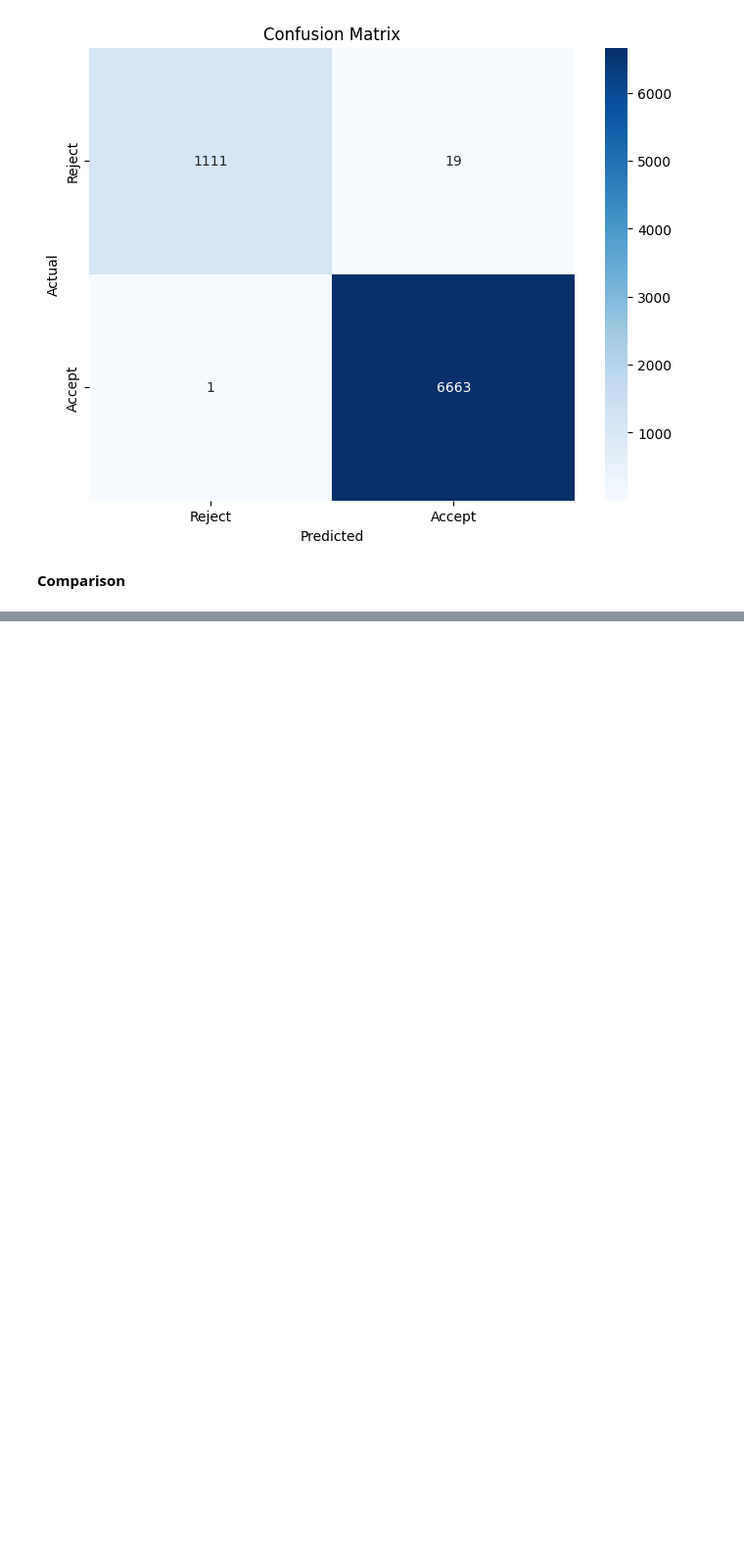
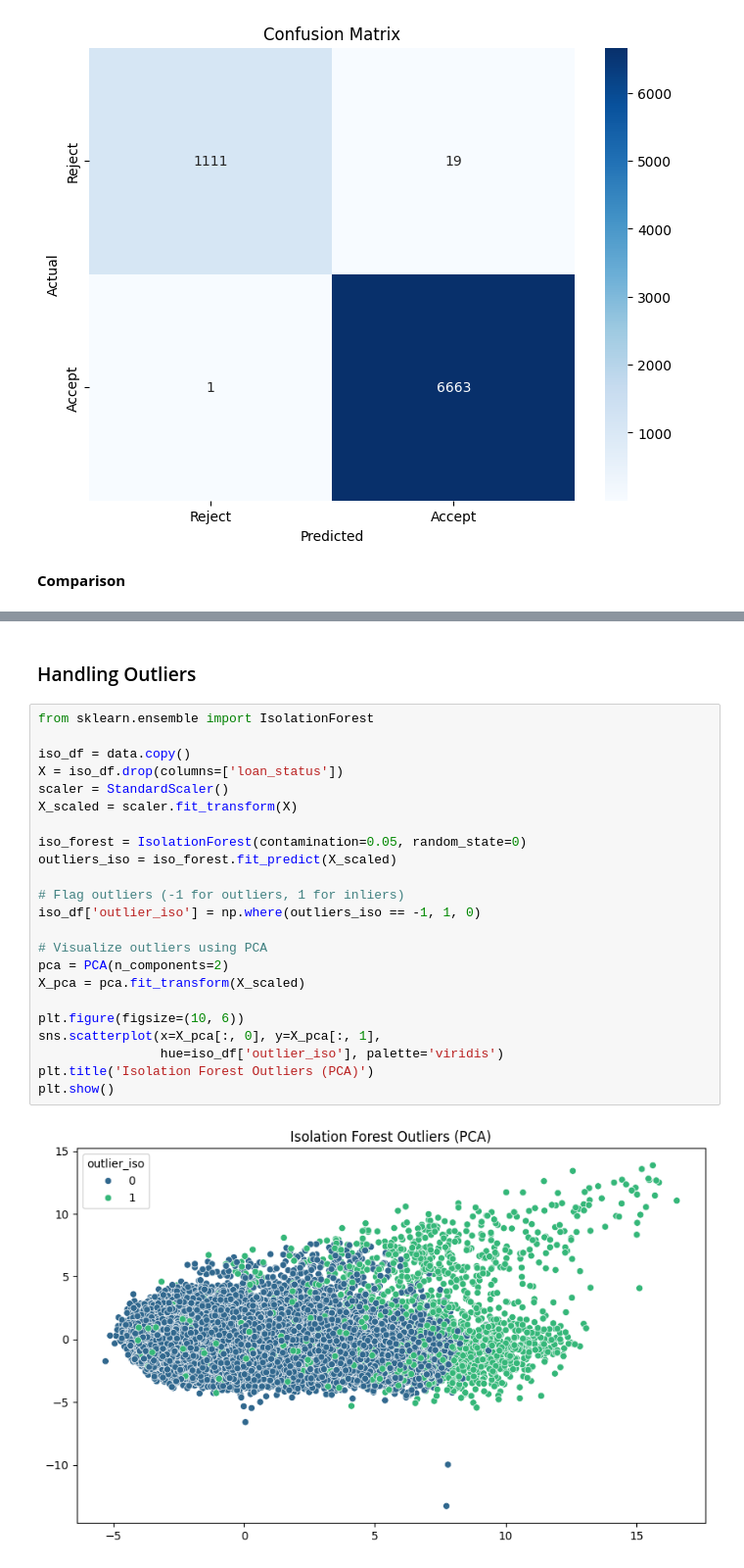
Before and after one commit to ptai21/Loan-Classification, a Jupyter notebook: loan.ipynb, the cells around one changed output, grey strips where cells are left out. Shown at 98% size. Saved outputs shown, nothing was run; the diff lists cells and outputs as text; blank space fills up the shorter version.

```diff
--- a/loan.ipynb
+++ b/loan.ipynb
@@ -1156,0 +1166,27 @@ print(metrics_df)
+# %% [markdown]
+### Handling Outliers
+# %%
+from sklearn.ensemble import IsolationForest
+
+iso_df = data.copy()
+X = iso_df.drop(columns=['loan_status'])
+scaler = StandardScaler()
+X_scaled = scaler.fit_transform(X)
+
+iso_forest = IsolationForest(contamination=0.05, random_state=0)
+outliers_iso = iso_forest.fit_predict(X_scaled)
+
+# Flag outliers (-1 for outliers, 1 for inliers)
+iso_df['outlier_iso'] = np.where(outliers_iso == -1, 1, 0)
+
+# Visualize outliers using PCA
+pca = PCA(n_components=2)
+X_pca = pca.fit_transform(X_scaled)
+
+plt.figure(figsize=(10, 6))
+sns.scatterplot(x=X_pca[:, 0], y=X_pca[:, 1],
+                hue=iso_df['outlier_iso'], palette='viridis')
+plt.title('Isolation Forest Outliers (PCA)')
+plt.show()
+# %% [output]
+[figure, added]
```
Also changed, not shown: parts of 66 cells of this notebook.
